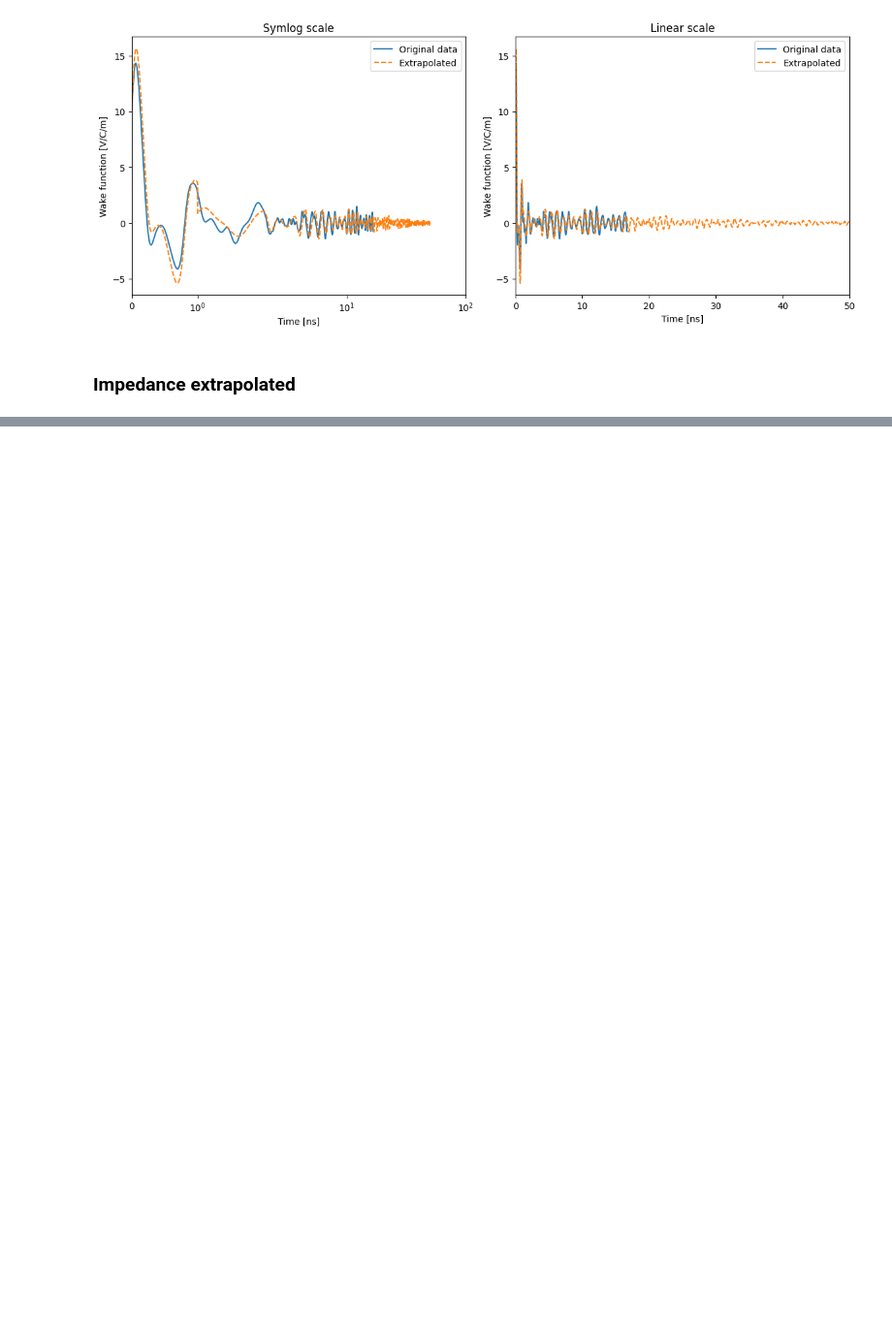
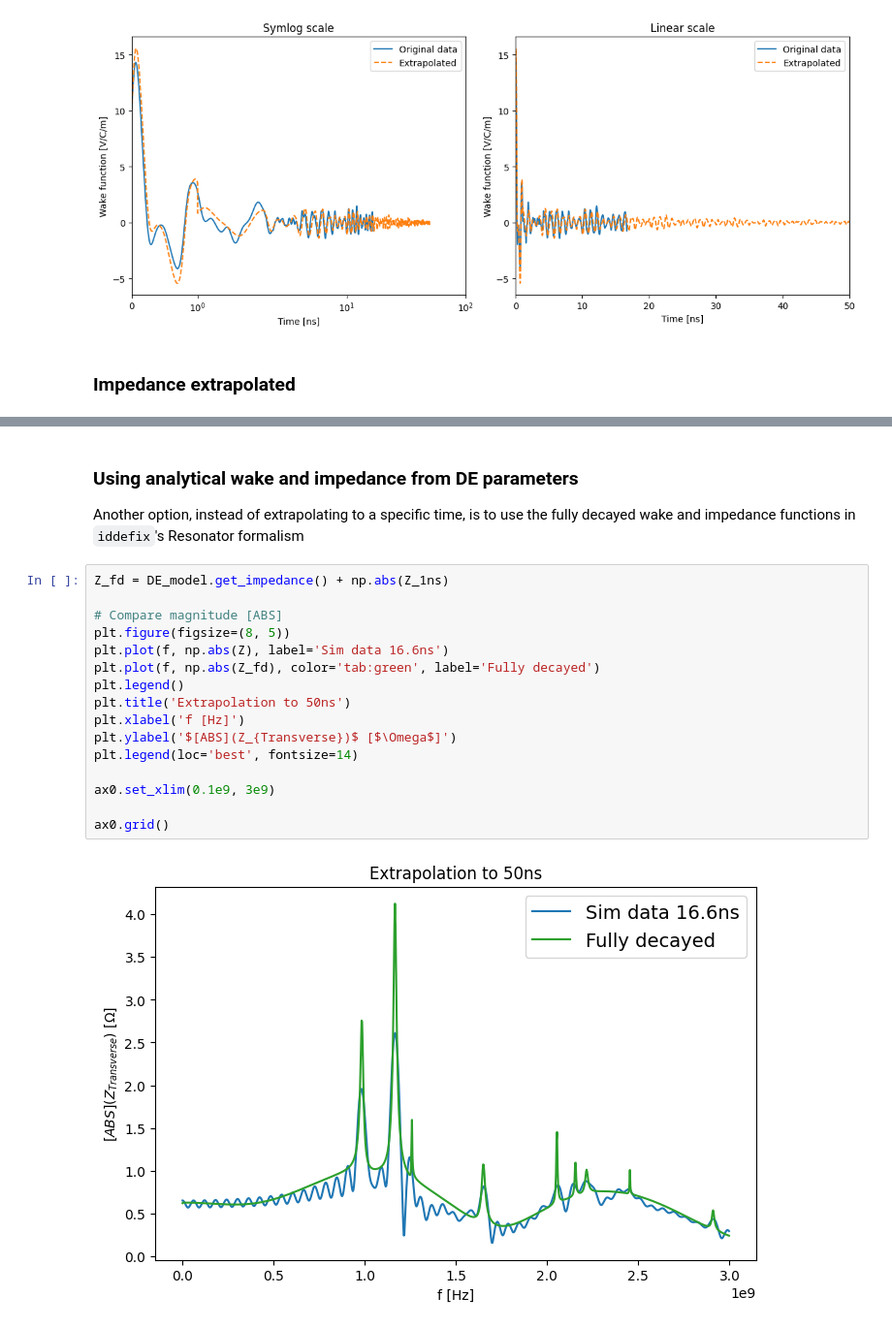
Before and after one commit to SebastienJoly/IDDEFIX, a Jupyter notebook: examples/004_sps_transition.ipynb, the cells around one changed output, grey strips where cells are left out. Shown at 97% size. Drawn from its saved outputs; the diff is of its cells as text; blank space fills up the shorter version.

```diff
--- a/examples/004_sps_transition.ipynb
+++ b/examples/004_sps_transition.ipynb
@@ -273,0 +239,22 @@ ax0.grid()
+# %% [markdown]
+### Using analytical wake and impedance from DE parameters
+
+Another option, instead of extrapolating to a specific time, is to use the fully decayed wake and impedance functions in `iddefix`'s Resonator formalism
+# %%
+Z_fd = DE_model.get_impedance() + np.abs(Z_1ns)
+
+# Compare magnitude [ABS]
+plt.figure(figsize=(8, 5))
+plt.plot(f, np.abs(Z), label='Sim data 16.6ns')
+plt.plot(f, np.abs(Z_fd), color='tab:green', label='Fully decayed')
+plt.legend()
+plt.title('Extrapolation to 50ns')
+plt.xlabel('f [Hz]')
+plt.ylabel('$[ABS](Z_{Transverse})$ [$\Omega$]')
+plt.legend(loc='best', fontsize=14)
+
+ax0.set_xlim(0.1e9, 3e9)
+
+ax0.grid()
+# %% [output]
+[figure, added]
```
Also changed, not shown: parts of 22 cells of this notebook.
